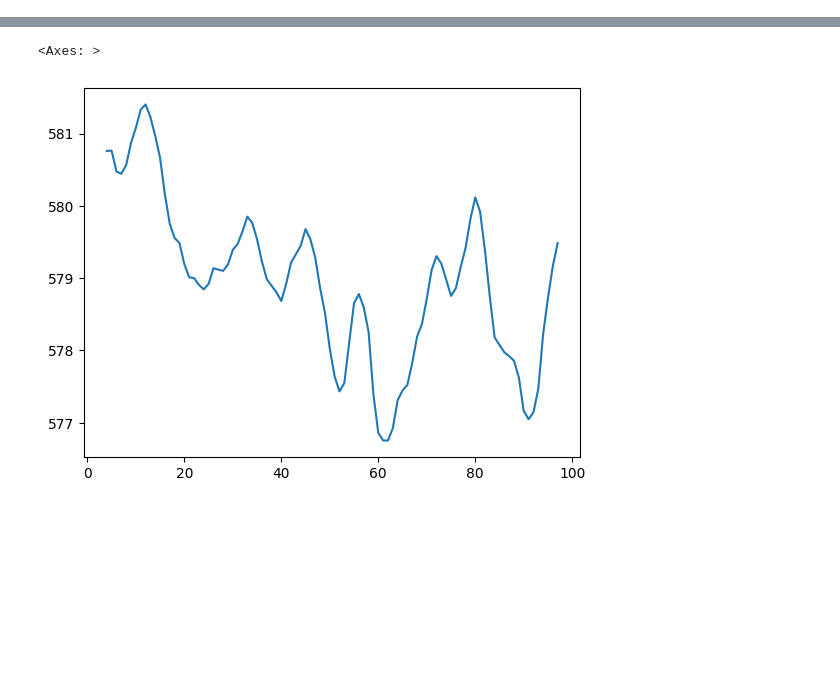
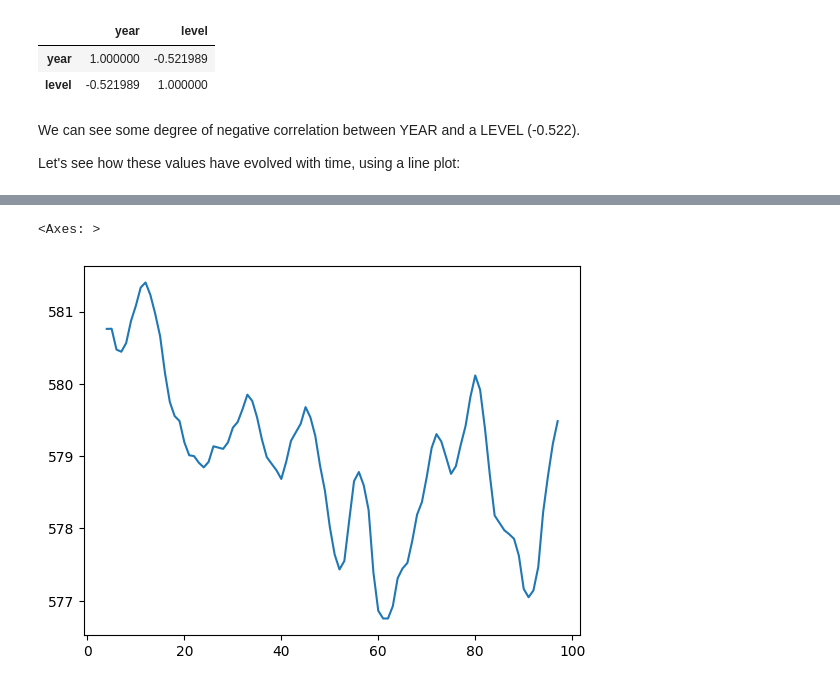
Before and after one commit to samlama111/II2202-quantitative-exercise, a Jupyter notebook: lake_huron.ipynb, the cells around one changed output, grey strips where cells are left out. Saved outputs shown, nothing was run; the diff lists cells and outputs as text; code cells hidden in the pictures; blank space fills up the shorter version.

```diff
--- a/lake_huron.ipynb
+++ b/lake_huron.ipynb
@@ -72,0 +76,11 @@ plt.plot(dataset['year'], dataset['level'])
+# %%
+# Correlation between the two variables
+dataset[['year', 'level']].corr()
+# %% [output]
+|  | year | level |
+| year | 1.000000 | -0.521989 |
+| level | -0.521989 | 1.000000 |
+# %% [markdown]
+We can see some degree of negative correlation between YEAR and a LEVEL (-0.522).
+
+Let's see how these values have evolved with time, using a line plot:
```
Also changed, not shown: parts of 20 cells of this notebook, 1 other file.
